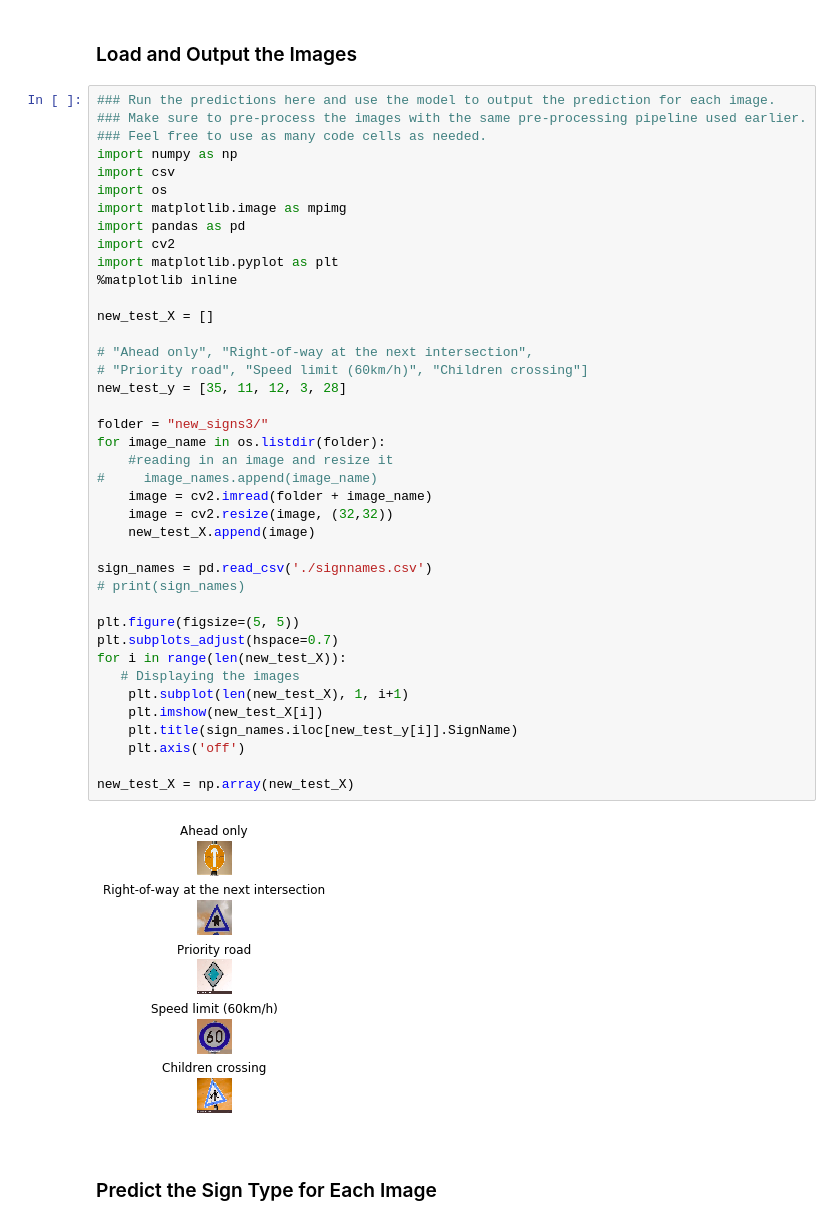
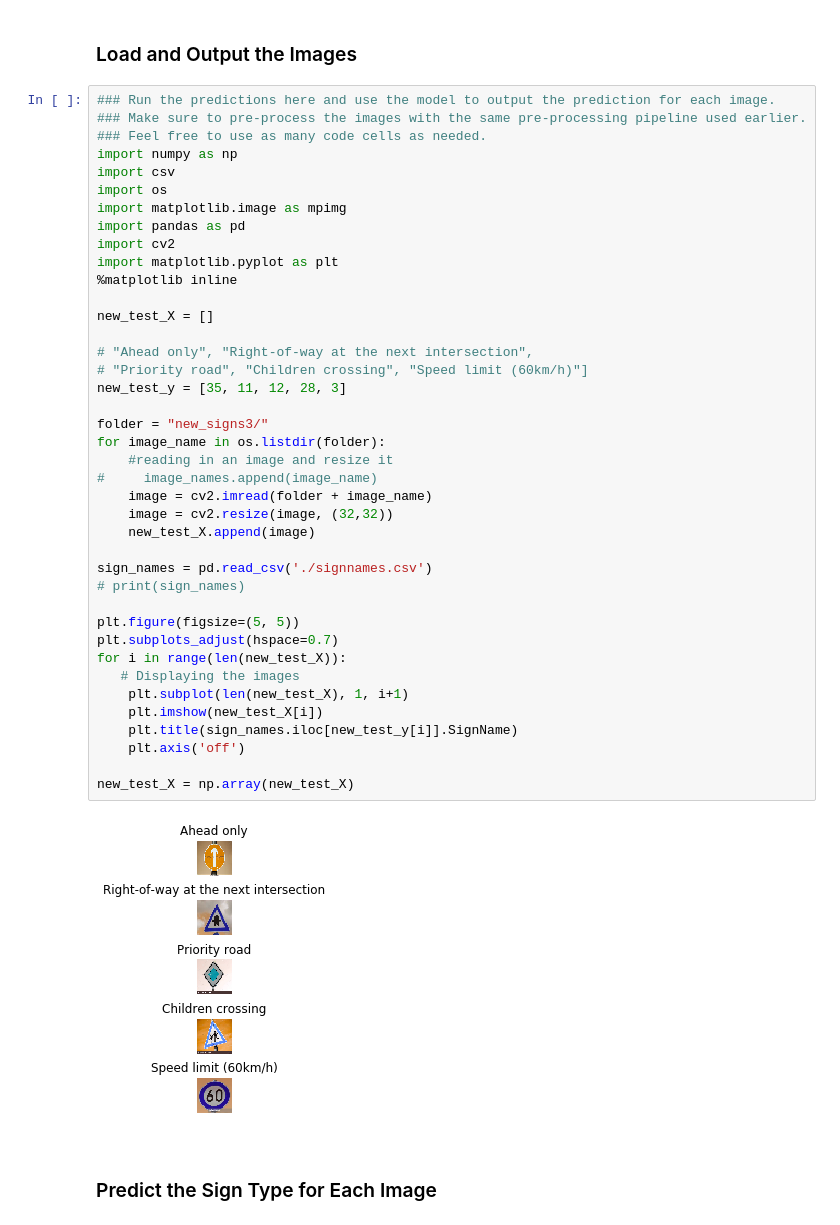
Before and after one commit to linked0/CarND-Traffic-Sign-Classifier, a Jupyter notebook: Traffic_Sign_Classifier.ipynb, the cells around one changed output. Saved outputs shown, nothing was run; the diff lists cells and outputs as text.

```diff
--- a/Traffic_Sign_Classifier.ipynb
+++ b/Traffic_Sign_Classifier.ipynb
@@ -462,36 +461,36 @@ import pandas as pd
 import cv2
 import matplotlib.pyplot as plt
 %matplotlib inline
 
 new_test_X = []
 
 # "Ahead only", "Right-of-way at the next intersection",
-# "Priority road", "Speed limit (60km/h)", "Children crossing"]
-new_test_y = [35, 11, 12, 3, 28]
+# "Priority road", "Children crossing", "Speed limit (60km/h)"]
+new_test_y = [35, 11, 12, 28, 3]
 
 folder = "new_signs3/"
 for image_name in os.listdir(folder):
     #reading in an image and resize it
 #     image_names.append(image_name)
     image = cv2.imread(folder + image_name)
     image = cv2.resize(image, (32,32))
     new_test_X.append(image)
 
 sign_names = pd.read_csv('./signnames.csv')
 # print(sign_names)
 
 plt.figure(figsize=(5, 5))
 plt.subplots_adjust(hspace=0.7)
 for i in range(len(new_test_X)):
    # Displaying the images
     plt.subplot(len(new_test_X), 1, i+1)
     plt.imshow(new_test_X[i])
     plt.title(sign_names.iloc[new_test_y[i]].SignName)
     plt.axis('off')
 
 new_test_X = np.array(new_test_X)
 # %% [output]
-[figure, old version]
+[figure, new version]
 # %% [markdown]
 ### Predict the Sign Type for Each Image
 # %%
```
Also changed, not shown: parts of 5 cells of this notebook.
